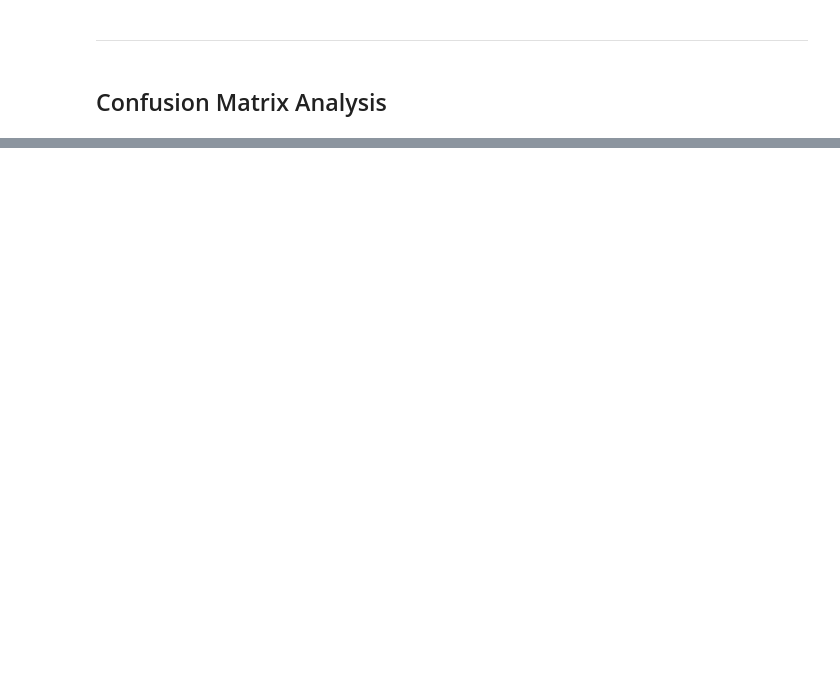
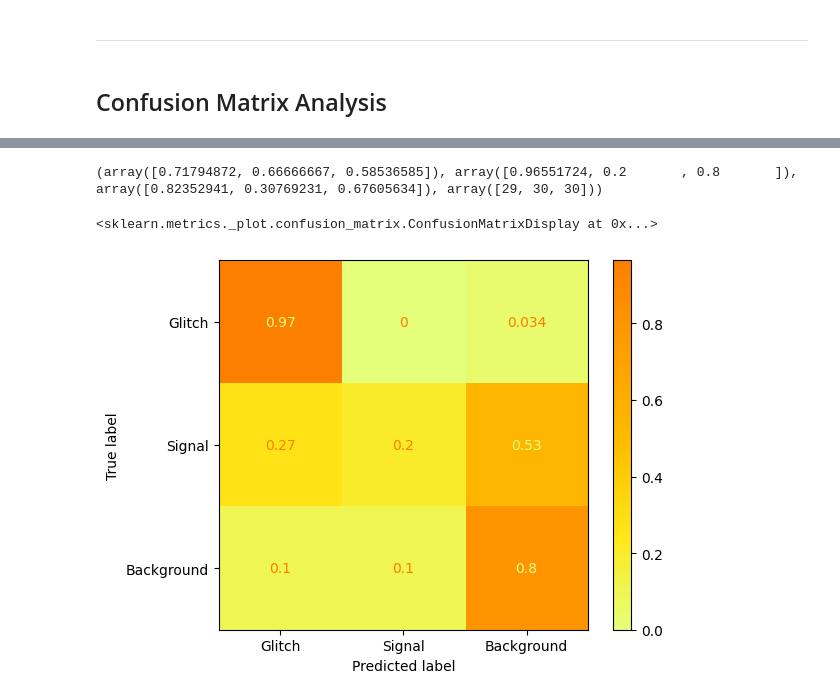
Before and after one commit to GWGASF/gwgasf, a Jupyter notebook: src/old/GASF Multiclass Classifier.ipynb, the cells around one changed output, grey strips where cells are left out. Cells and saved outputs as stored; diff of their text form; code cells hidden in the pictures; blank space fills up the shorter version.

```diff
--- a/src/old/GASF Multiclass Classifier.ipynb
+++ b/src/old/GASF Multiclass Classifier.ipynb
@@ -795,0 +825,9 @@ Error:
+# %%
+conf_matrix = calculate_confusion_matrix(GASF_Model, validation_data, device)
+conf_matrix
+disp = ConfusionMatrixDisplay(conf_matrix, display_labels=['Glitch', 'Signal', 'Background'])
+disp.plot(include_values=True, cmap='Wistia', ax=None, xticks_rotation='horizontal')
+# %% [output]
+(array([0.71794872, 0.66666667, 0.58536585]), array([0.96551724, 0.2       , 0.8       ]), array([0.82352941, 0.30769231, 0.67605634]), array([29, 30, 30]))
+<sklearn.metrics._plot.confusion_matrix.ConfusionMatrixDisplay at 0x...>
+[figure, added]
```
Also changed, not shown: parts of 12 cells of this notebook, 9 other files.
